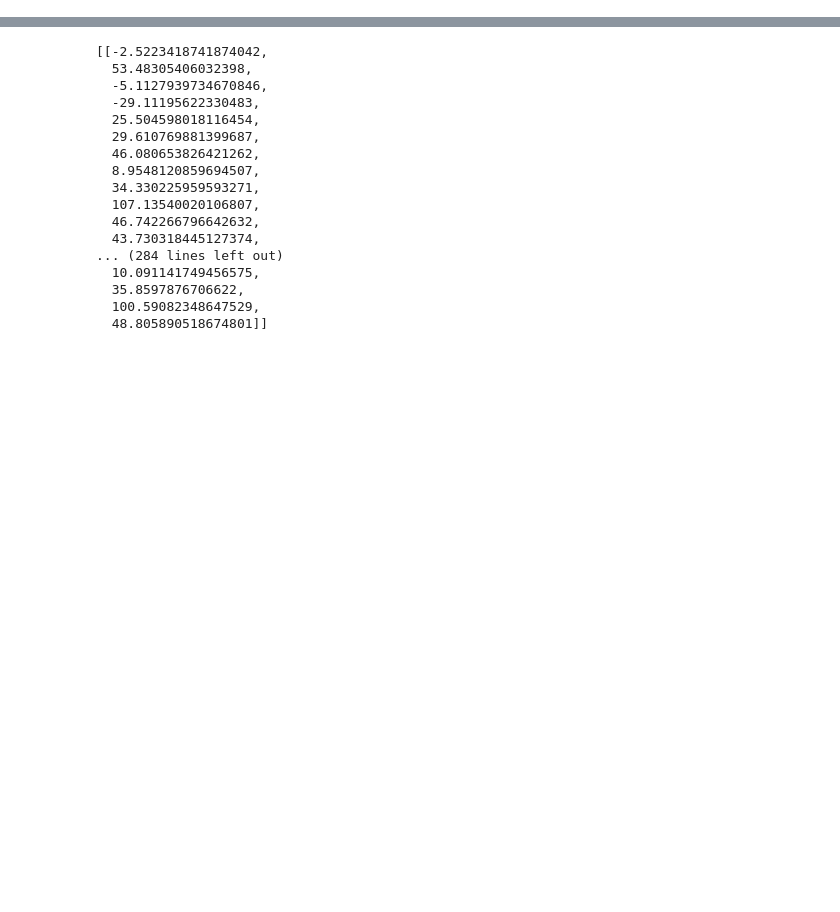
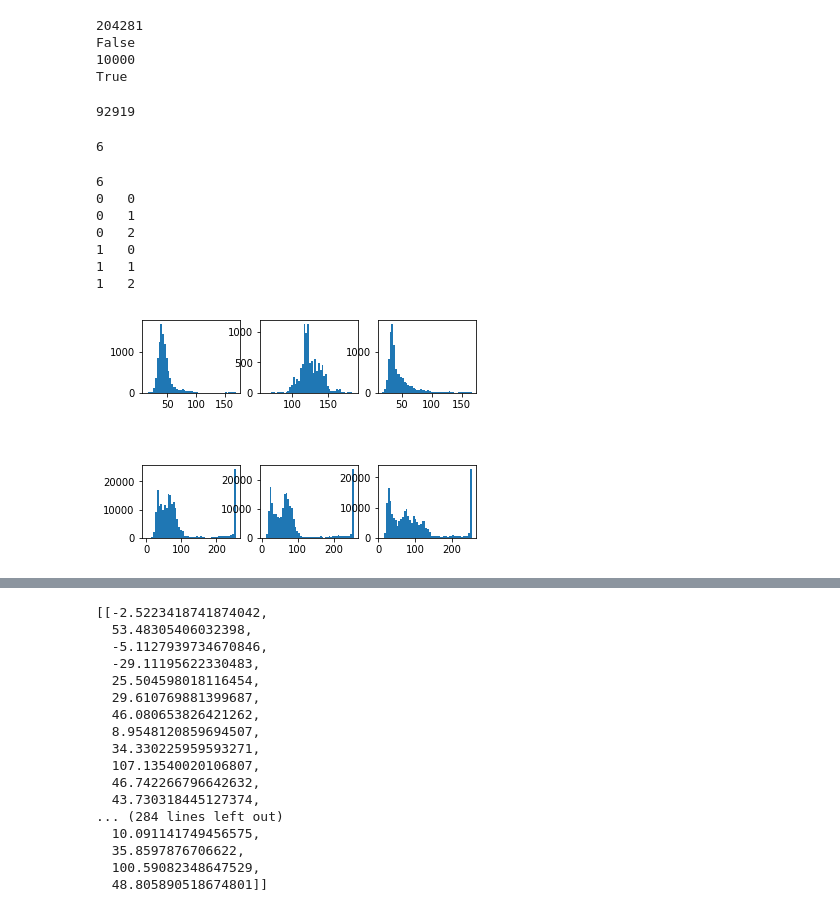
Before and after one commit to sutt/ppd, a Jupyter notebook: July31.ipynb, the cells around one changed output, grey strips where cells are left out. Drawn from its saved outputs; the diff is of its cells as text; code cells hidden in the pictures; blank space fills up the shorter version.

```diff
--- a/July31.ipynb
+++ b/July31.ipynb
@@ -45,0 +19,6 @@ from MiscUtils import mock_hist_data
+# %%
+rect = ((100,100),(200,200))
+my_img = img[0]
+# %%
+px_data = imgToPx(my_img, rect) ##frame should be img
+hist_data = pxToHist(px_data)
@@ -45,0 +36,54 @@ from MiscUtils import mock_hist_data
+# %%
+#Verify pix count
+backg_hist_colorb = hist_data[3]
+hist_n = backg_hist_colorb[0]
+px_num = sum(hist_n)
+print px_num
+print px_num == (640*480 - 100*100)   #possible bug in px_remove_crop
+
+rect_hist_colorb = hist_data[0]
+hist_n = rect_hist_colorb[0]
+px_num = sum(hist_n)
+print px_num
+print px_num == 100*100
+# %% [output]
+204281
+False
+10000
+True
+# %%
+#backg is missing this many pxs
+(640*480 - 100*100) - 204281
+# %% [output]
+92919
+# %%
+len(px_data)
+# %% [output]
+6
+# %%
+def multi_hist(l_hists = [], full = True, bins = 50 ):
+
+    h,w = (2,3) if full else (1,3)
+    f ,arrax = plt.subplots(h,w)
+    for i in range(h*w):
+        hi, wi = i / 3, i % 3
+        print hi, ' ', wi
+        if full:
+            arrax[hi][wi].hist(l_hists[i], bins = bins)
+        else:
+            arrax[i].hist(l_hists[i], bins = bins)
+        #arrax[i].set_title('color : '  + str(clr))
+    f.subplots_adjust(hspace=1)
+    plt.show()
+
+print len(px_data)
+multi_hist(l_hists = px_data, full = True)
+# %% [output]
+6
+0   0
+0   1
+0   2
+1   0
+1   1
+1   2
+[figure, added]
```
Also changed, not shown: parts of 8 cells of this notebook, 3 other files.
